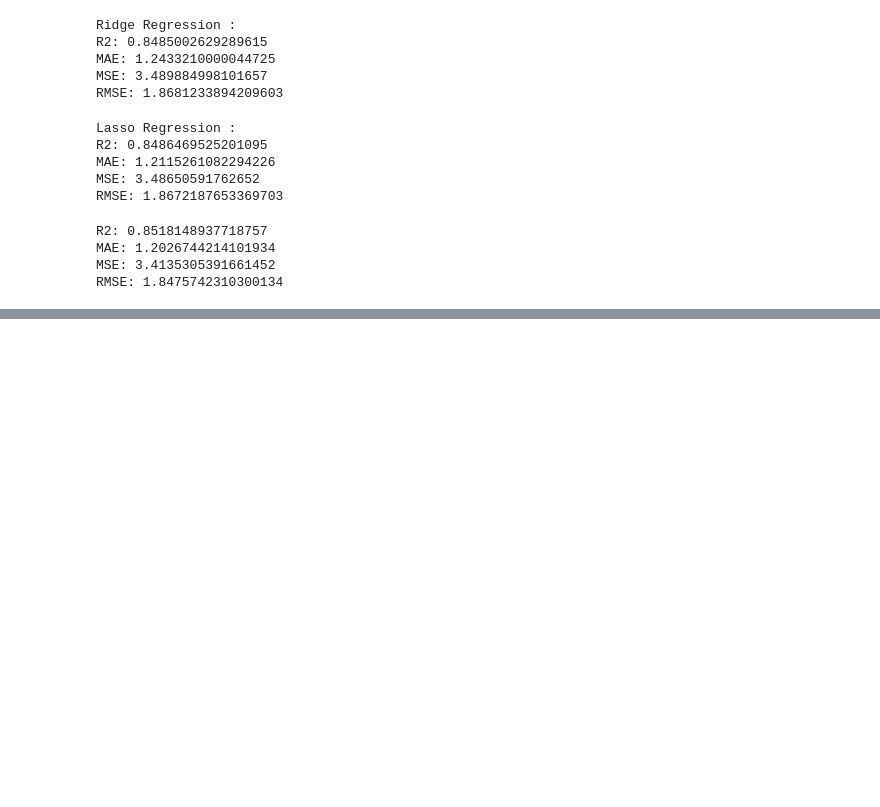
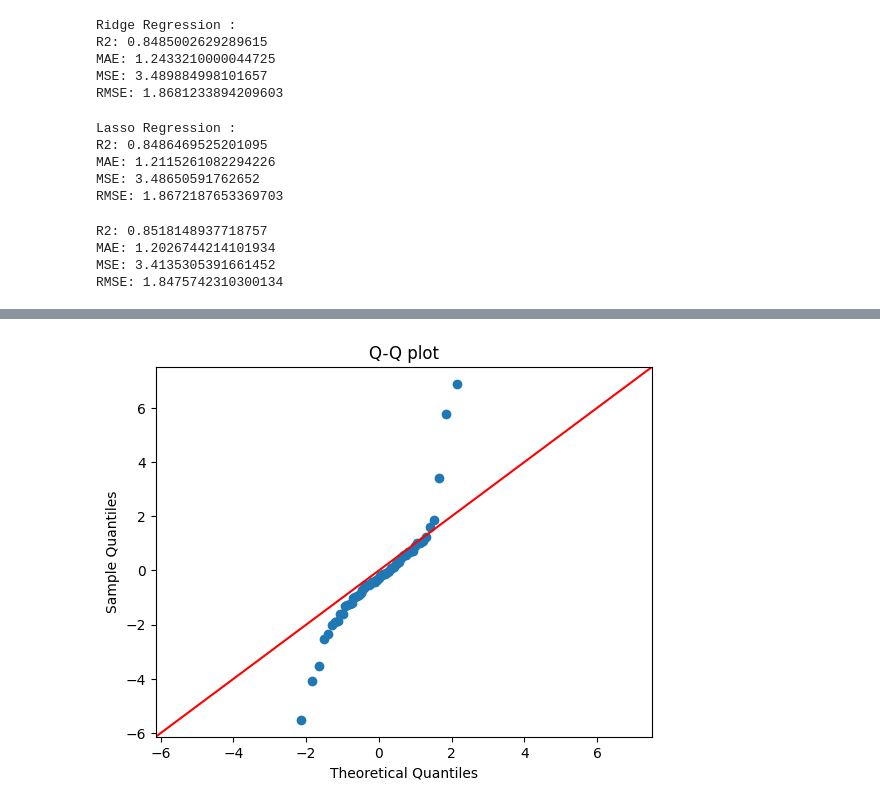
Before and after one commit to laya-07/Used-car-price-prediction, a Jupyter notebook: notebooks/model building.ipynb, the cells around one changed output, grey strips where cells are left out. Saved outputs shown, nothing was run; the diff lists cells and outputs as text; code cells hidden in the pictures; blank space fills up the shorter version.

```diff
--- a/notebooks/model building.ipynb
+++ b/notebooks/model building.ipynb
@@ -151,0 +183,7 @@ RMSE: 1.8475742310300134
+# %%
+import statsmodels.api as sm
+sm.qqplot(residuals,line='45')
+plt.title("Q-Q plot")
+plt.show()
+# %% [output]
+[figure, added]
```
Also changed, not shown: parts of 6 cells of this notebook, 2 other files.
